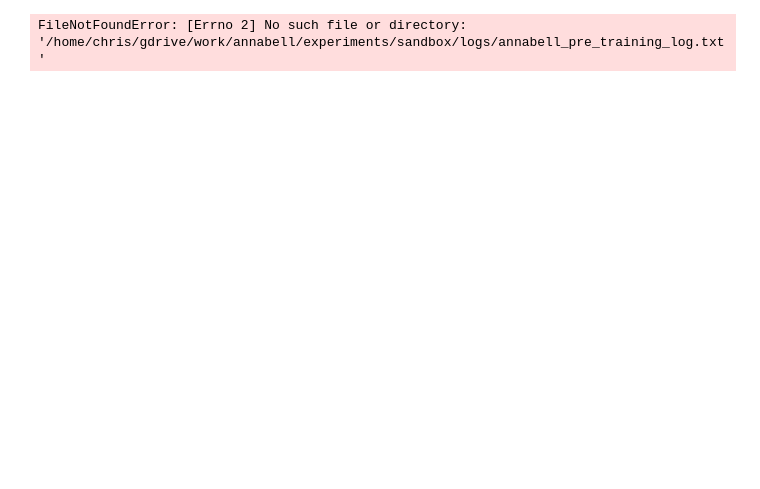
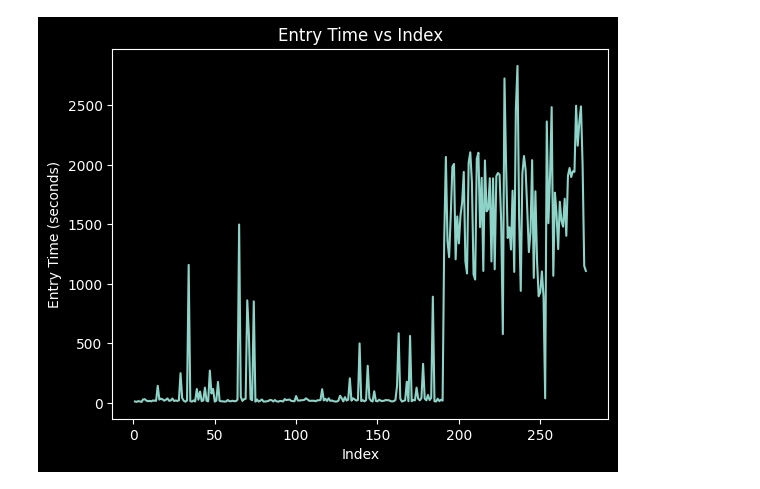
Before and after one commit to cjwalmsley/Training-and-evaluating-cognitive-language-models, a Jupyter notebook: debug_notebook.ipynb, the cells around one changed output. Drawn from its saved outputs; the diff is of its cells as text; code cells hidden in the pictures; blank space fills up the shorter version.

```diff
--- a/debug_notebook.ipynb
+++ b/debug_notebook.ipynb
@@ -79,7 +79,14 @@ from annabell_utilities import AnnabellLogfileInterpreter
 log_dir = "/home/chris/gdrive/work/annabell/experiments/sandbox/logs"
 log_filename = "annabell_pre_training_log.txt"
 log_filepath = os.path.join(log_dir, log_filename)
+log_filepath = '/Users/chris/Library/CloudStorage/GoogleDrive-cjameswalmsley@gmail.com/My Drive/Shared with Julia/Education/Kent University/PhD/work/annabell/experiments/31/logs/annabell_pre_training_log.txt'
 interpreter = AnnabellLogfileInterpreter(log_filepath)
 interpreter.parse_entries()
-# %% [output]
-FileNotFoundError: [Errno 2] No such file or directory: '/home/chris/gdrive/work/annabell/experiments/sandbox/logs/annabell_pre_training_log.txt'
+# %%
+#create a graph of entry time vs index
+import matplotlib.pyplot as plt
+
+plt = interpreter.plot_entry_time_vs_sample_number()
+plt.show()
+# %% [output]
+[figure, added]
```
Also changed, not shown: parts of 22 cells of this notebook, 12 other files.
